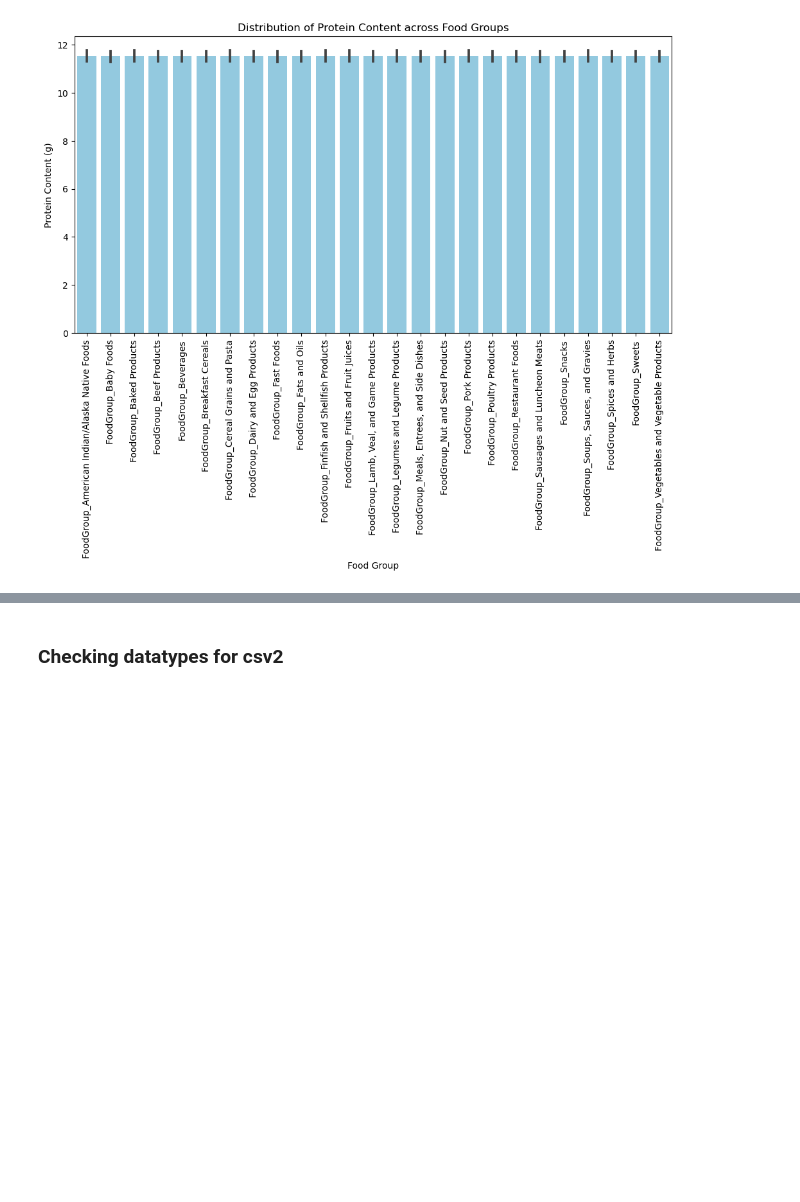
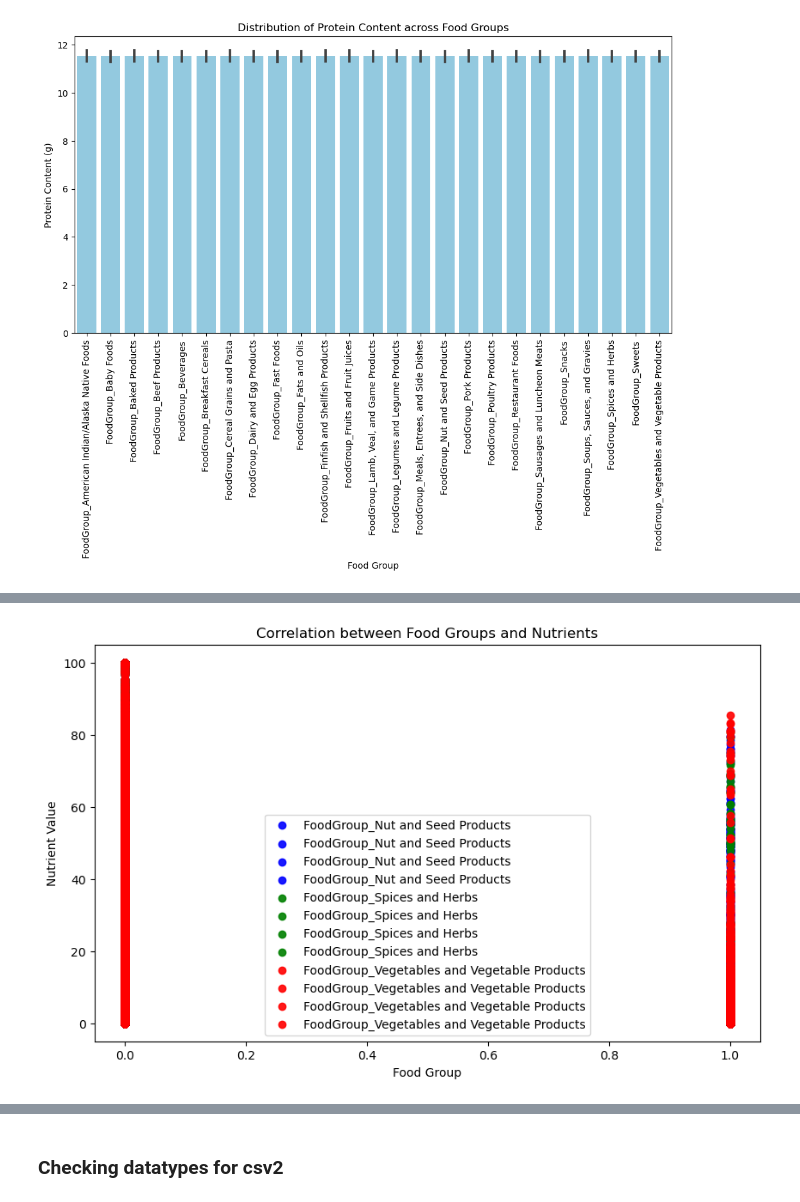
Before and after one commit to HardoModo/Dev10-Capstone, a Jupyter notebook: Janeel/Food_nutrient.ipynb, the cells around one changed output, grey strips where cells are left out. Cells and saved outputs as stored; diff of their text form; code cells hidden in the pictures; blank space fills up the shorter version.

```diff
--- a/Janeel/Food_nutrient.ipynb
+++ b/Janeel/Food_nutrient.ipynb
@@ -398 +429,39 @@ plt.show()
+# %%
+import matplotlib.pyplot as plt
+import numpy as np
+
+# Select the relevant columns for food groups and nutrients
+food_group_columns = ['FoodGroup_Nut and Seed Products', 'FoodGroup_Spices and Herbs', 'FoodGroup_Vegetables and Vegetable Products']
+nutrient_columns = ['Protein_g', 'Fat_g', 'Carb_g', 'Sugar_g']
+
+# Subset the data for the specified food groups and nutrient columns
+subset_data = df[food_group_columns + nutrient_columns]
+
+# Create a color dictionary for food groups
+color_dict = {
+    'FoodGroup_Nut and Seed Products': 'blue',
+    'FoodGroup_Spices and Herbs': 'green',
+    'FoodGroup_Vegetables and Vegetable Products': 'red'
+}
+
+# Create the scatter plot
+plt.figure(figsize=(10, 6))
+for food_group in food_group_columns:
+    x = subset_data[food_group]
+    for nutrient in nutrient_columns:
+        y = subset_data[nutrient]
+        plt.scatter(x, y, c=color_dict[food_group], label=food_group,alpha = 0.9)
+
+# Add labels and title
+plt.xlabel('Food Group')
+plt.ylabel('Nutrient Value')
+plt.title('Correlation between Food Groups and Nutrients')
+
+# Show the legend
+plt.legend()
+
+# Display the plot
+plt.show()
+# %% [output]
+[figure, added]
 # %% [markdown]
```
Also changed, not shown: parts of 13 cells of this notebook.
